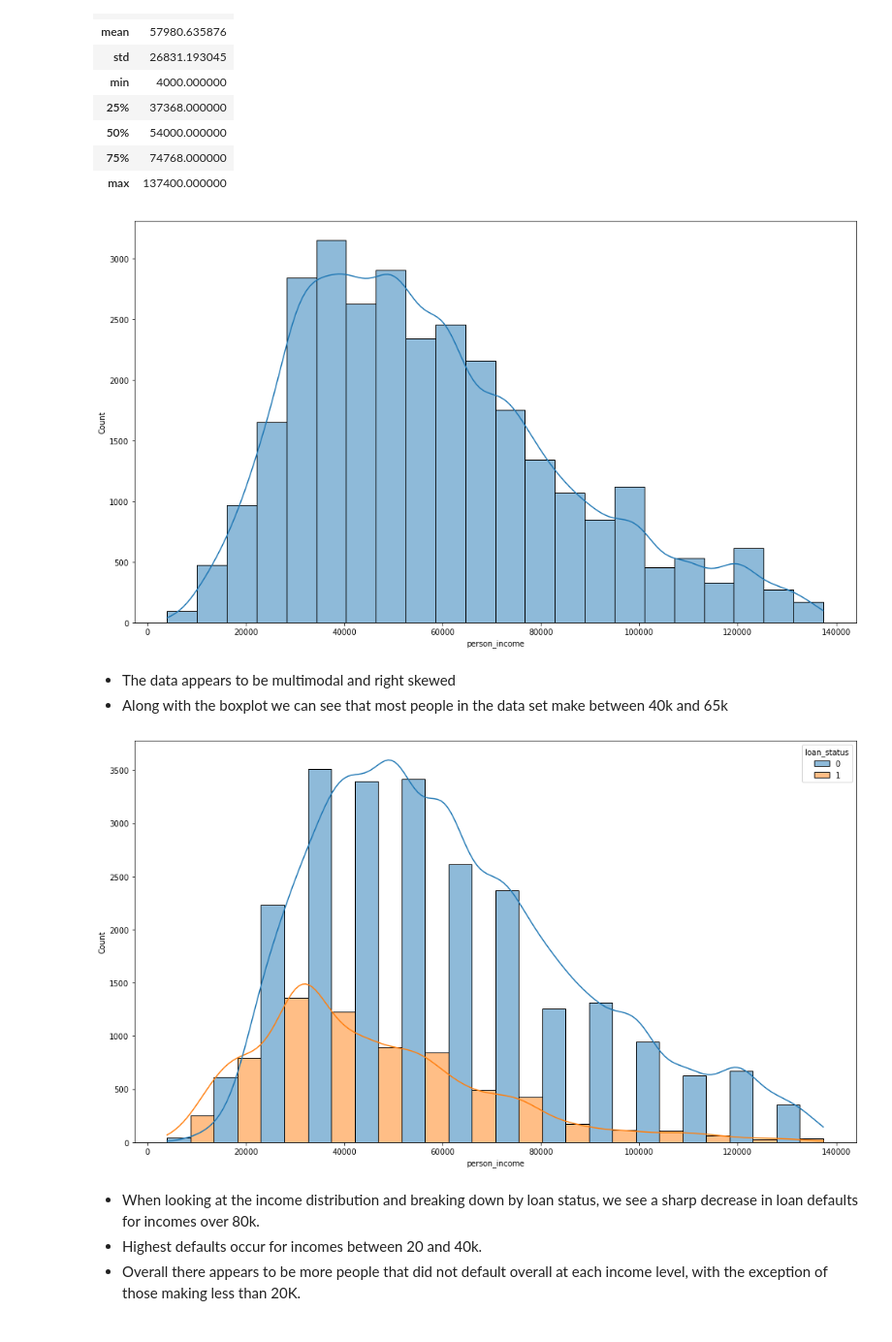
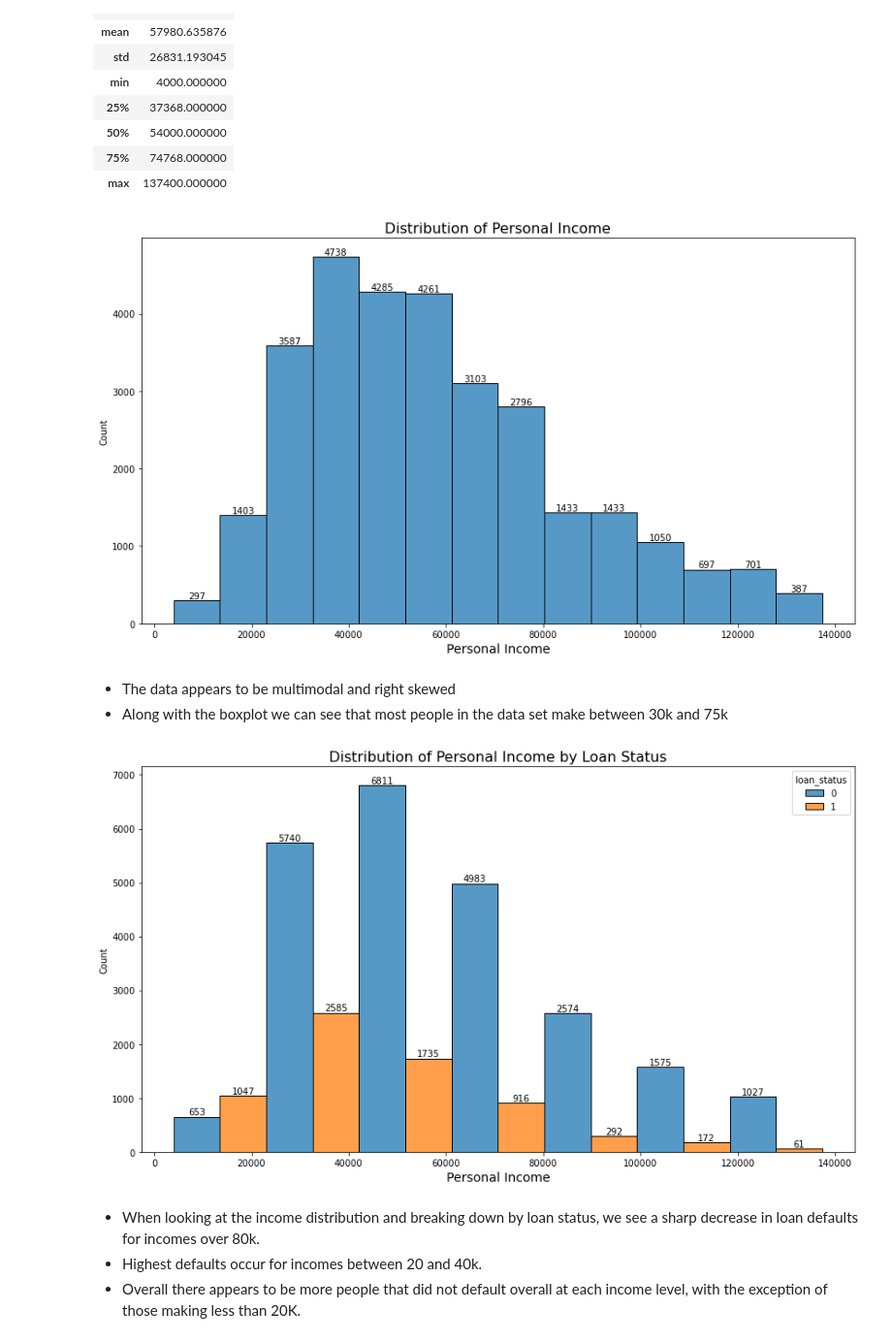
Before and after one commit to dcast822/credit_risk_analysis, a Jupyter notebook: 01_creditrisk.ipynb, the cells around one changed output. Shown at 97% size. Cells and saved outputs as stored; diff of their text form; code cells hidden in the pictures.

```diff
--- a/01_creditrisk.ipynb
+++ b/01_creditrisk.ipynb
@@ -102,8 +102,12 @@ sns.pairplot(data = df,corner = True, hue = 'loan_status');
 # %% [markdown]
 ### Employee Length
 # %%
-plt.figure(figsize = (14,8))
-sns.histplot(x = df['person_emp_length_imp'], binwidth = 3, kde = True)
+plt.figure(figsize = (12,7))
+plt.title('Distribution for Length of Employment(Years)', fontsize = 16)
+plt.xlabel('Employment length by years', fontsize = 13)
+ax_1 = sns.histplot(x = df['person_emp_length_imp'], binwidth = 6)
+for i in ax_1.containers:
+    ax_1.bar_label(i, label_type= 'edge')
 plt.tight_layout()
 plt.savefig('images/emp_length_hist_og.png');
 # %% [output]
@@ -154,9 +162,13 @@ upper_emp_length_cutoff = 7 + emp_length_cutoff
 emp_length_outliers = df[df['person_emp_length_imp']>upper_emp_length_cutoff]
 df.drop(emp_length_outliers.index, inplace= True)
 # %%
-plt.figure(figsize = (14,8))
-sns.histplot(x = df['person_emp_length_imp'],binwidth = 1.5, kde = True,
-             hue = df['loan_status'], multiple = 'dodge')
+plt.figure(figsize = (12,7))
+plt.title('Distribution of Employment Length By Loan Status', fontsize =16)
+plt.xlabel('Employment Length By Loan Status', fontsize = 14)
+ax_1c = sns.histplot(x = df['person_emp_length_imp'],binwidth = 1,
+                     hue = df['loan_status'], multiple = 'dodge')
+for i in ax_1c.containers:
+    ax_1c.bar_label(i, label_type= 'edge')
 plt.tight_layout()
 plt.savefig('images/person_emp_hist_loan_status.png')
 # %% [output]
@@ -266,22 +292,30 @@ df[['person_income']].describe()
 | 75% | 74768.000000 |
 | max | 137400.000000 |
 # %%
-plt.figure(figsize = (14,8))
-sns.histplot(data = df, x = 'person_income', kde =True, bins = 22)
+plt.figure(figsize = (12,7))
+plt.title('Distribution of Personal Income', fontsize = 16)
+plt.xlabel('Personal Income', fontsize = 14)
+ax_2a = sns.histplot(data = df, x = 'person_income', bins = 14)
+for i in ax_2a.containers:
+    ax_2a.bar_label(i, label_type= 'edge')
 plt.tight_layout()
 plt.savefig('images/person_income_distribution.png');
 # %% [output]
-[figure, old version]
+[figure, new version]
 # %% [markdown]
 * The data appears to be multimodal and right skewed
-* Along with the boxplot we can see that most people in the data set make between 40k and 65k
+* Along with the boxplot we can see that most people in the data set make between 30k and 75k
 # %%
-plt.figure(figsize = (14,8))
-sns.histplot(x = df['person_income'],hue = df['loan_status'],kde= True, bins = 14, multiple='dodge')
+plt.figure(figsize = (12,7))
+plt.title('Distribution of Personal Income by Loan Status',fontsize = 16)
+plt.xlabel('Personal Income', fontsize = 14)
+ax_2b = sns.histplot(x = df['person_income'],hue = df['loan_status'],bins = 7, multiple='dodge')
+for i in ax_2b.containers:
+    ax_2b.bar_label(i, label_type= 'edge')
 plt.tight_layout()
 plt.savefig('images/person_income_dist_loanstatus.png');
 # %% [output]
-[figure, old version]
+[figure, new version]
 # %% [markdown]
 * When looking at the income distribution and breaking down by loan status, we see a sharp decrease in loan defaults for incomes over 80k.
 * Highest defaults occur for incomes between 20 and 40k.
```
Also changed, not shown: parts of 31 cells of this notebook, 23 other files.
